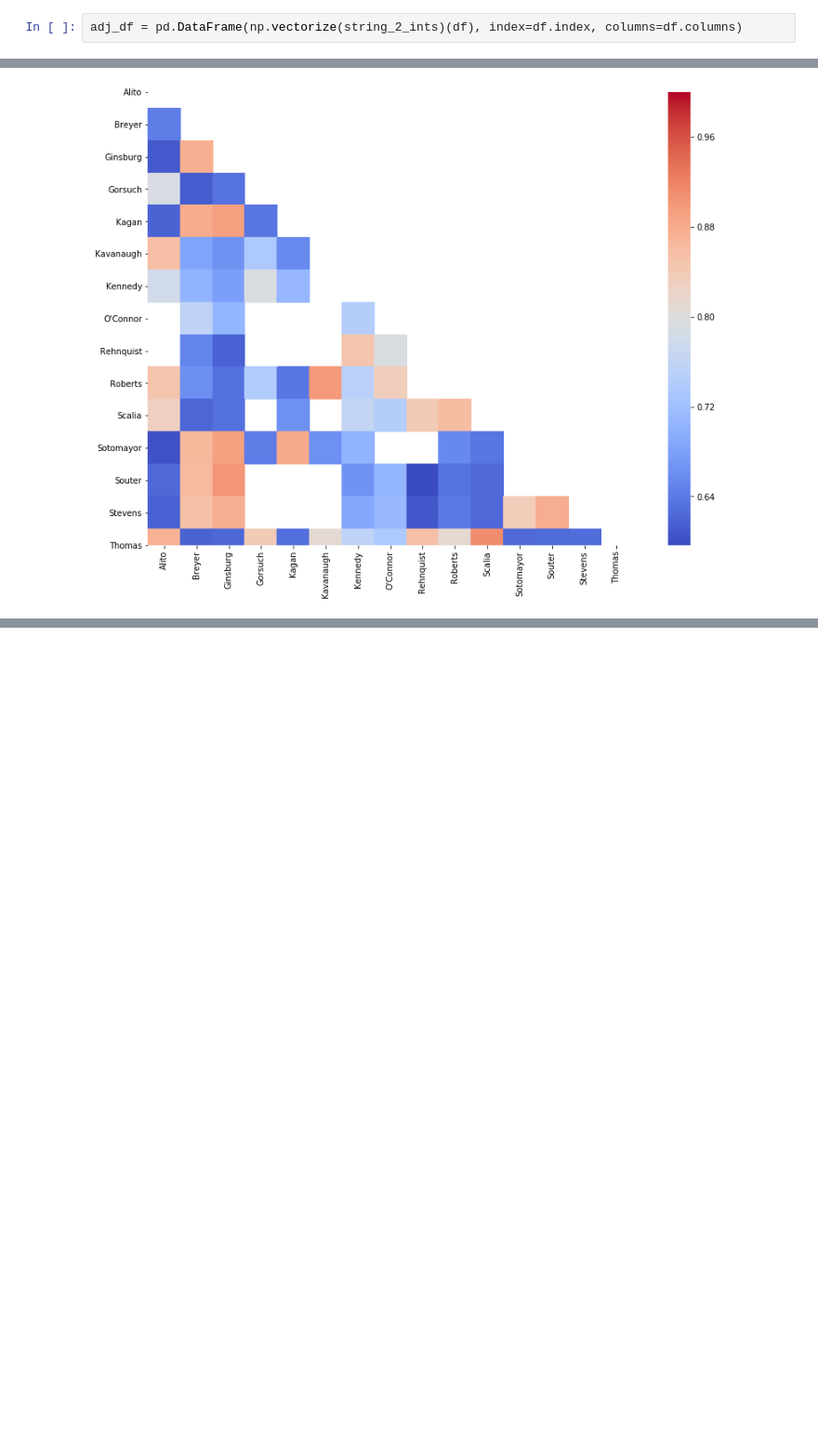
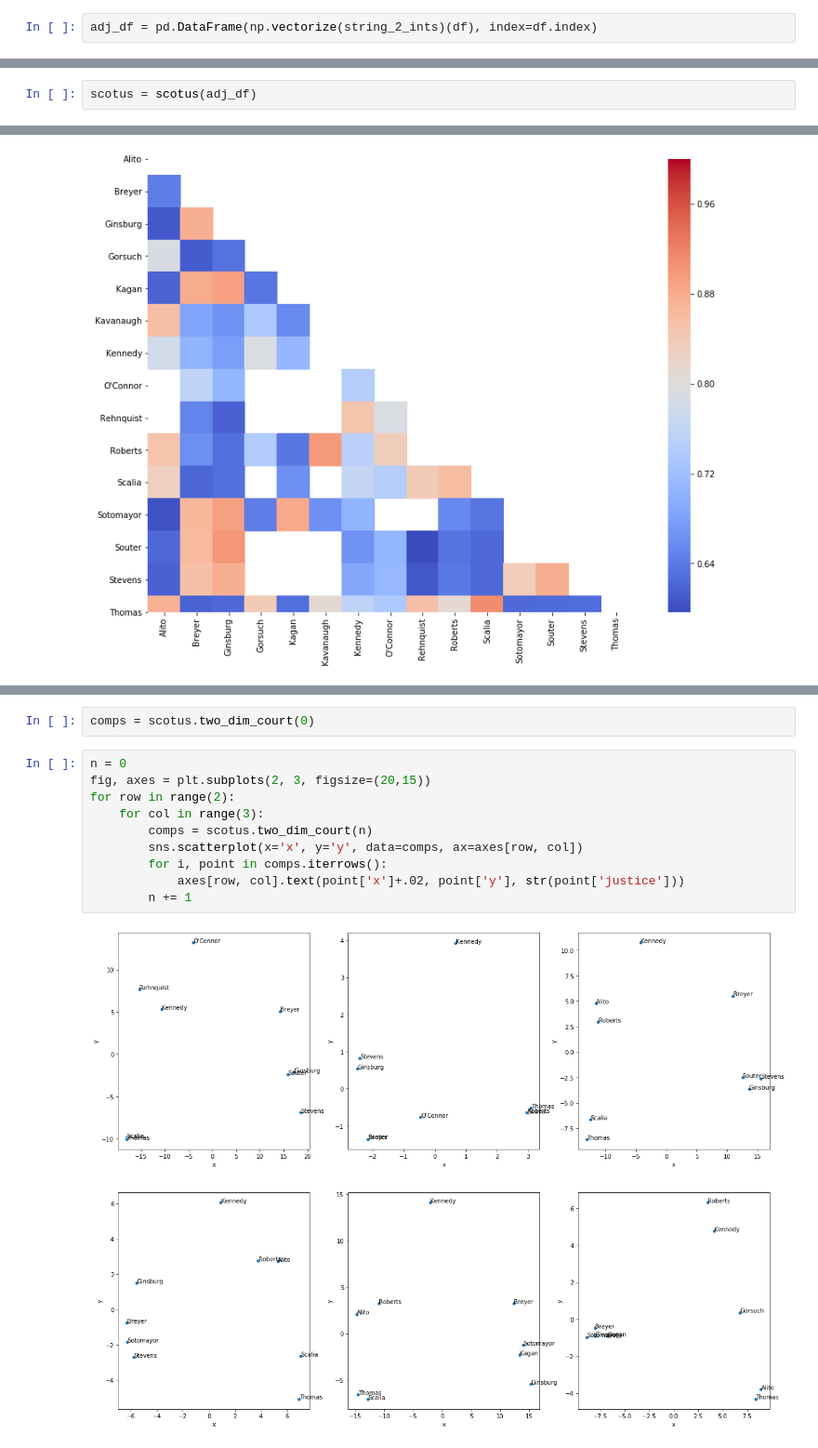
Before and after one commit to wplam107/scotus_rulings, a Jupyter notebook: dc_fe_notebook.ipynb, the cells around one changed output, grey strips where cells are left out. Shown at 93% size. Saved outputs shown, nothing was run; the diff lists cells and outputs as text; blank space fills up the shorter version.

```diff
--- a/dc_fe_notebook.ipynb
+++ b/dc_fe_notebook.ipynb
@@ -38,4 +33,4 @@ def string_2_ints(s):
 
     return np.mean(nums)
 # %%
-adj_df = pd.DataFrame(np.vectorize(string_2_ints)(df), index=df.index, columns=df.columns)
+adj_df = pd.DataFrame(np.vectorize(string_2_ints)(df), index=df.index)
@@ -113,0 +48,2 @@ rulings = scotus_rulings(adj_df)
+# %%
+scotus = scotus(adj_df)
@@ -167,0 +62,14 @@ fig.show()
+# %%
+comps = scotus.two_dim_court(0)
+# %%
+n = 0
+fig, axes = plt.subplots(2, 3, figsize=(20,15))
+for row in range(2):
+    for col in range(3):
+        comps = scotus.two_dim_court(n)
+        sns.scatterplot(x='x', y='y', data=comps, ax=axes[row, col])
+        for i, point in comps.iterrows():
+            axes[row, col].text(point['x']+.02, point['y'], str(point['justice']))
+        n += 1
+# %% [output]
+[figure, added]
```
Also changed, not shown: parts of 15 cells of this notebook, 2 other files.
